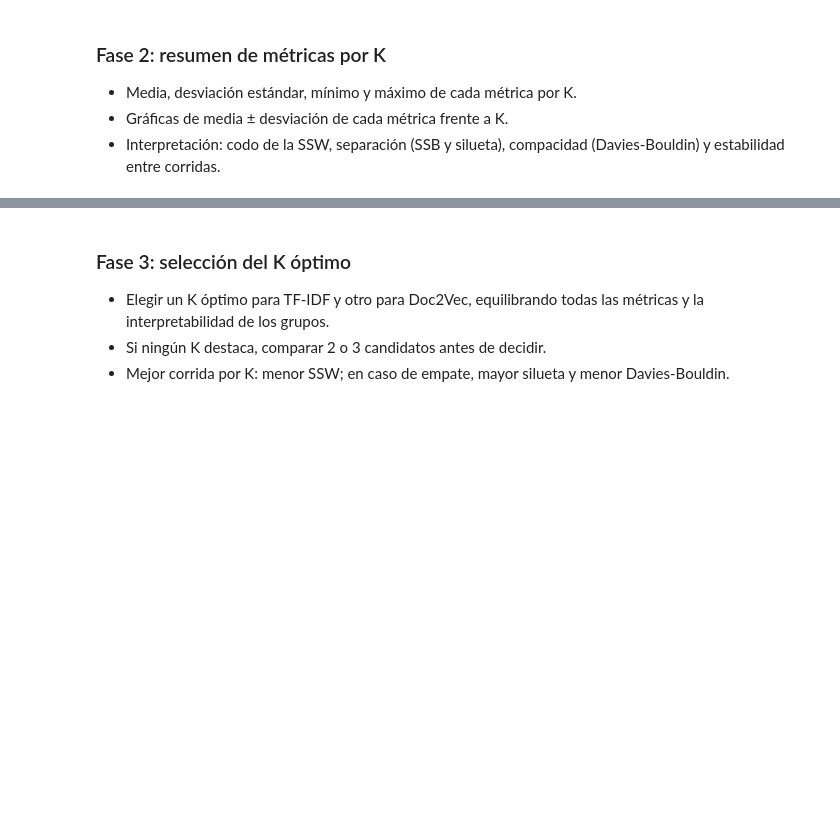
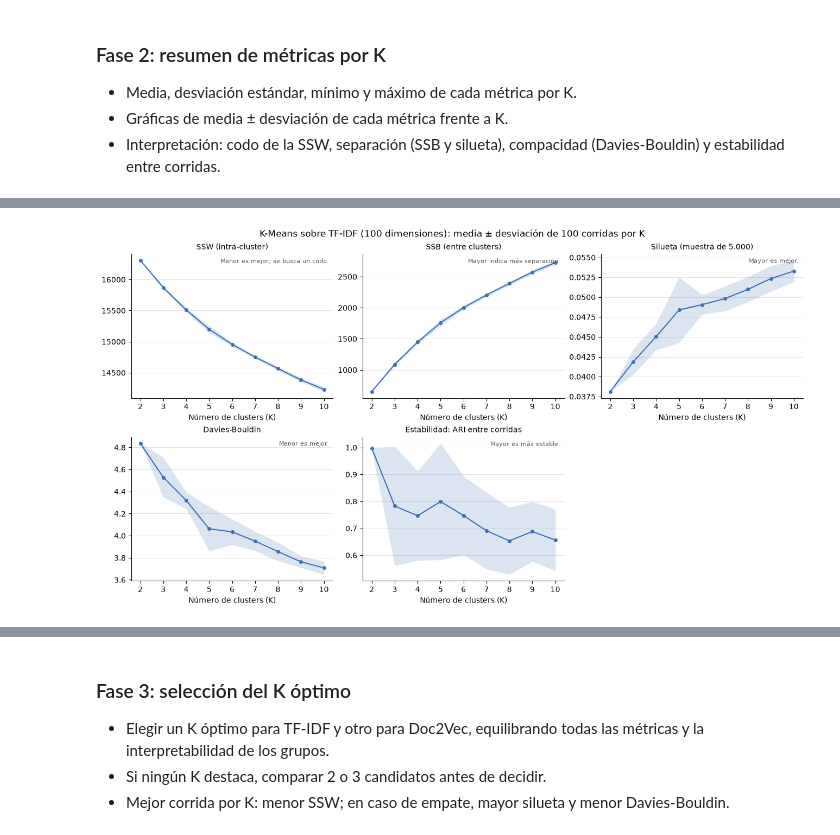
Before and after one commit to mbarrerag/NLP-Project, a Jupyter notebook: notebooks/NPL_Proyecto.ipynb, the cells around one changed output, grey strips where cells are left out. Saved outputs shown, nothing was run; the diff lists cells and outputs as text; code cells hidden in the pictures; blank space fills up the shorter version.

```diff
--- a/notebooks/NPL_Proyecto.ipynb
+++ b/notebooks/NPL_Proyecto.ipynb
@@ -1427,0 +1436,17 @@ Cada fase se hace para las dos representaciones, TF-IDF y Doc2Vec. La visualizac
+# %%
+from sklearn.decomposition import TruncatedSVD
+from sklearn.preprocessing import normalize
+
+KMEANS_SVD_DIMS = 100      # igual que el vector de Doc2Vec
+
+tfidf_svd = TruncatedSVD(n_components=KMEANS_SVD_DIMS, random_state=RANDOM_SEED)
+# float64 como en la referencia: SSW y SST se acumulan sobre ≈20.000 filas.
+tfidf_kmeans_input = normalize(tfidf_svd.fit_transform(tfidf_matrix)).astype(np.float64)
+tfidf_sst = float(np.square(tfidf_kmeans_input - tfidf_kmeans_input.mean(axis=0)).sum())
+
+display(pd.Series({
+    'Artículos': f'{tfidf_kmeans_input.shape[0]:,}',
+    'Dimensiones (antes → después)': f'{tfidf_matrix.shape[1]:,} → {KMEANS_SVD_DIMS}',
+    'Varianza conservada': f'{tfidf_svd.explained_variance_ratio_.sum():.1%}',
+    'SST (suma de cuadrados total)': f'{tfidf_sst:,.2f}',
+}, name='valor').to_frame())
@@ -1440,0 +1577,31 @@ Cada fase se hace para las dos representaciones, TF-IDF y Doc2Vec. La visualizac
+# %%
+KMEANS_METRIC_LABELS = {
+    'ssw': ('SSW (intra-cluster)', 'Menor es mejor; se busca un codo.'),
+    'ssb': ('SSB (entre clusters)', 'Mayor indica más separación.'),
+    'silhouette': ('Silueta (muestra de 5.000)', 'Mayor es mejor.'),
+    'davies_bouldin': ('Davies-Bouldin', 'Menor es mejor.'),
+    'ari_entre_corridas': ('Estabilidad: ARI entre corridas', 'Mayor es más estable.'),
+}
+
+
+def plot_kmeans_summary(summary, title):
+    """Media ± desviación de cada métrica frente a K, una gráfica por métrica."""
+    fig, axes = plt.subplots(2, 3, figsize=(13, 7), layout='constrained')
+    k = summary.index.to_numpy()
+    for ax, (metric, (label, note)) in zip(axes.flat, KMEANS_METRIC_LABELS.items()):
+        mean, std = summary[f'{metric}_mean'].to_numpy(), summary[f'{metric}_std'].to_numpy()
+        ax.fill_between(k, mean - std, mean + std, color=PLOT_COLOR, alpha=0.18, linewidth=0)
+        ax.plot(k, mean, color=PLOT_COLOR, marker='o', markersize=4, linewidth=1.5)
+        ax.set_title(label, fontsize=10)
+        ax.set_xlabel('Número de clusters (K)')
+        ax.set_xticks(k)
+        ax.text(0.98, 0.97, note, transform=ax.transAxes, ha='right', va='top', fontsize=8, color='#555555')
+        style_axes(ax)
+    axes.flat[-1].axis('off')
+    fig.suptitle(title, fontsize=12)
+    plt.show()
+
+
+plot_kmeans_summary(tfidf_kmeans_summary, 'K-Means sobre TF-IDF (100 dimensiones): media ± desviación de 100 corridas por K')
+# %% [output]
+[figure, added]
```
Also changed, not shown: parts of 28 cells of this notebook.
